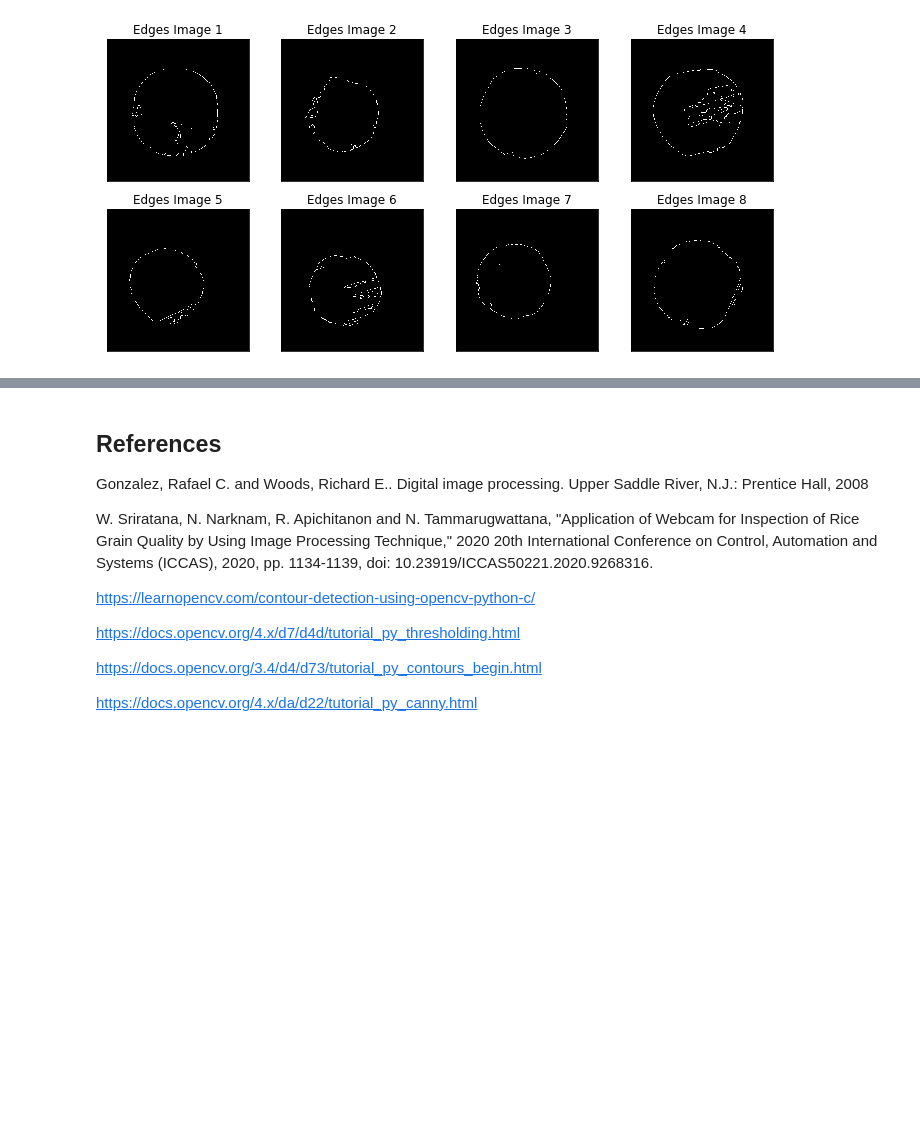
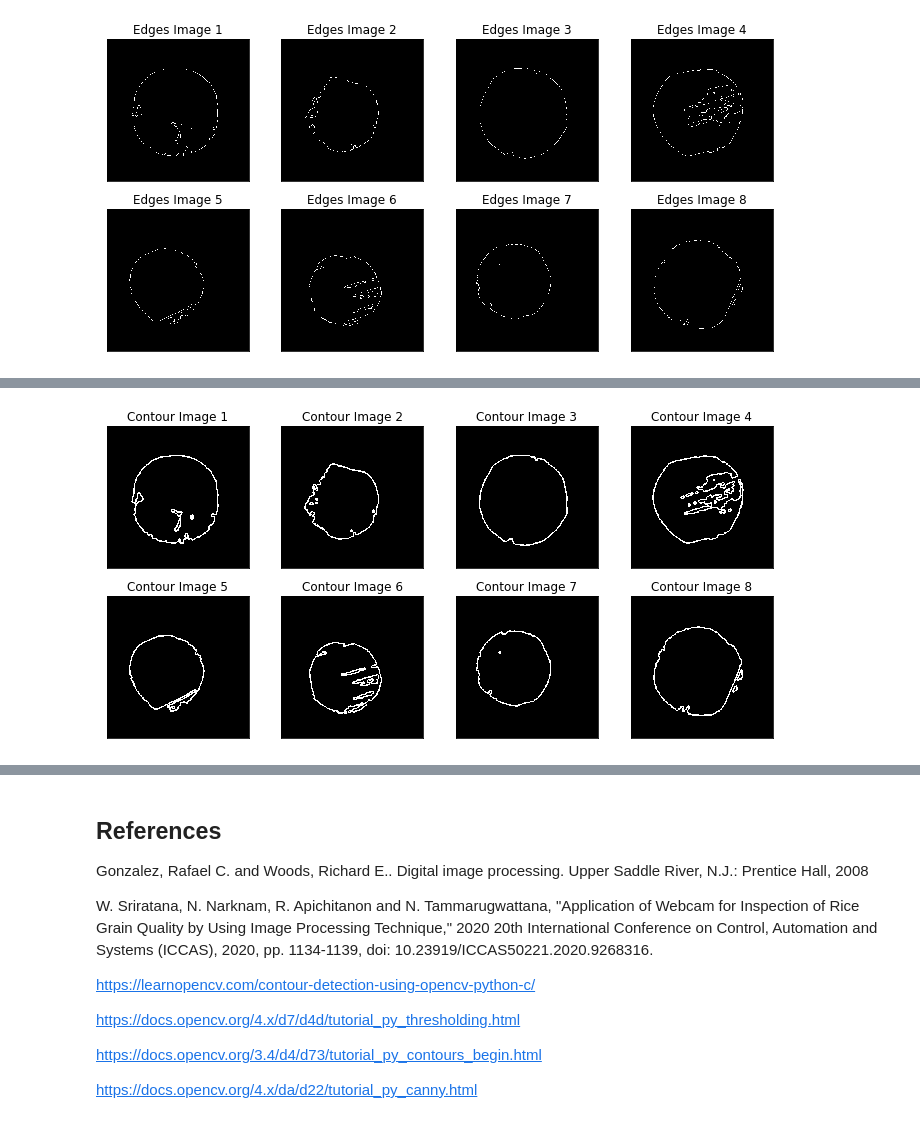
Before and after one commit to rad-mit/CS5102-Digital-Image-Processing-Project, a Jupyter notebook: Project/DIP_Project_2.ipynb, the cells around one changed output, grey strips where cells are left out. Saved outputs shown, nothing was run; the diff lists cells and outputs as text; code cells hidden in the pictures; blank space fills up the shorter version.

```diff
--- a/Project/DIP_Project_2.ipynb
+++ b/Project/DIP_Project_2.ipynb
@@ -192,3 +197,18 @@ for i in range(len(otsu_images)):
 #     plt.subplot(4,4,i+1),plt.imshow(open_images[i],'gray')
 #     plt.title("Opened Edge Image "+str(i+1))
 #     plt.xticks([]),plt.yticks([])
+# %%
+contours=[]
+for i in range(8):
+    im=-(edge_images[i].copy())
+    cont, hier = cv2.findContours(im, cv2.RETR_TREE, cv2.CHAIN_APPROX_SIMPLE)
+    contours.append(cont)
+    cv2.drawContours(im, cont, -1, (255,0,0), 3)
+
+    plt.subplot(4,4,i+1),plt.imshow(im,'gray')
+    plt.title("Contour Image "+str(i+1))
+    plt.xticks([]),plt.yticks([])
+plt.show()
+#plt.imshow(im, 'gray')
+# %% [output]
+[figure, added]
```
Also changed, not shown: parts of 3 cells of this notebook.
